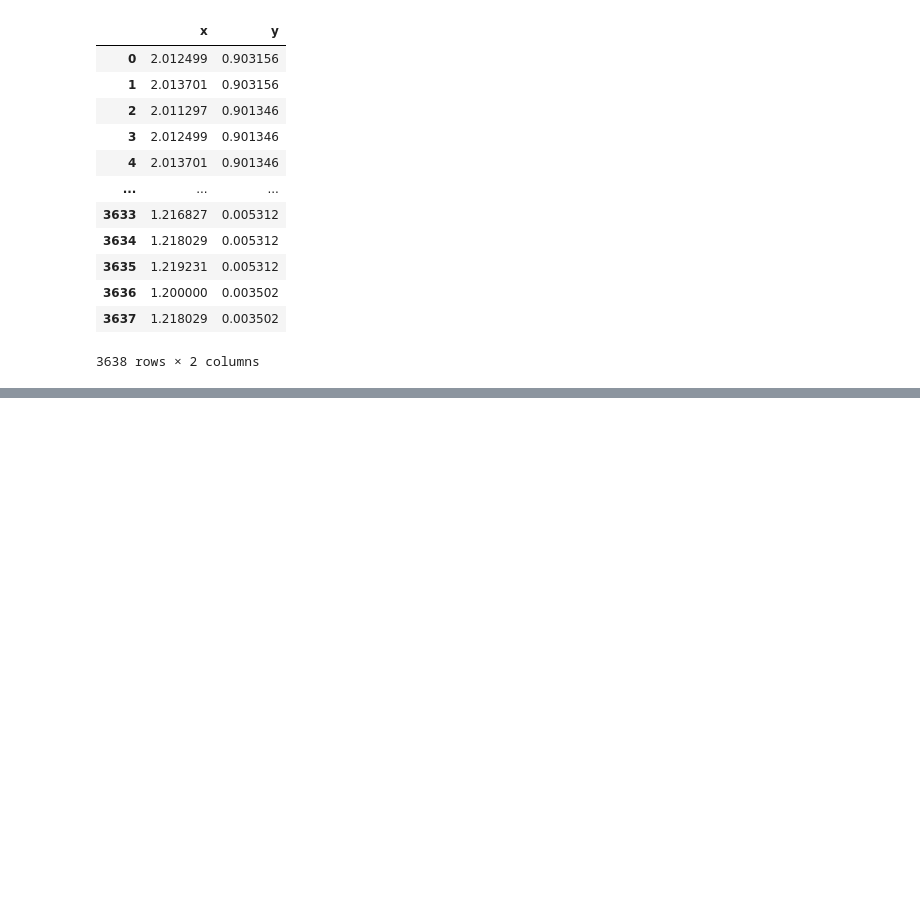
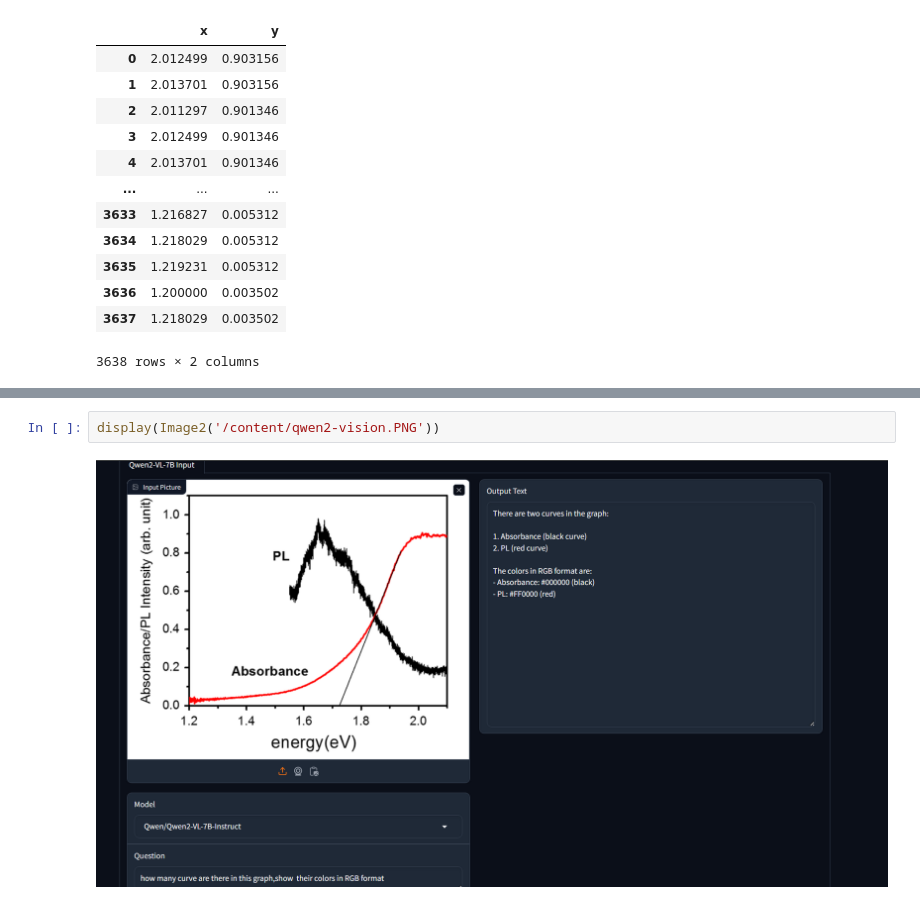
Before and after one commit to HaoleiH/AI-driven-projects, a Jupyter notebook: line_plot_digitizer/graph_digitizer.ipynb, the cells around one changed output, grey strips where cells are left out. Drawn from its saved outputs; the diff is of its cells as text; blank space fills up the shorter version.

```diff
--- a/line_plot_digitizer/graph_digitizer.ipynb
+++ b/line_plot_digitizer/graph_digitizer.ipynb
@@ -440,0 +470,4 @@ final_data
+# %%
+display(Image2('/content/qwen2-vision.PNG'))
+# %% [output]
+[figure, added]
```
Also changed, not shown: parts of 7 cells of this notebook.
